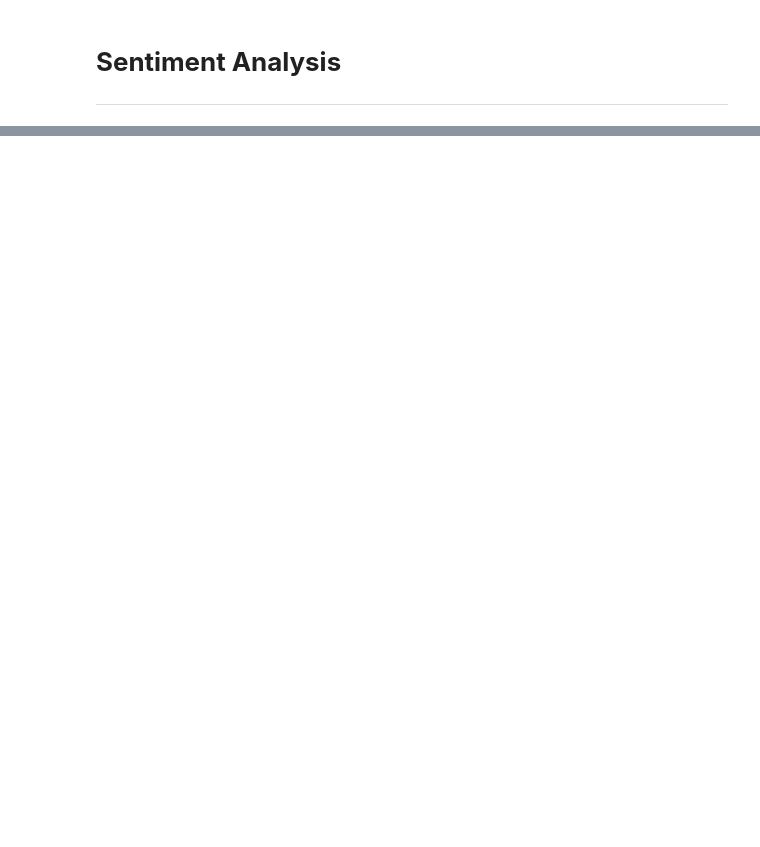
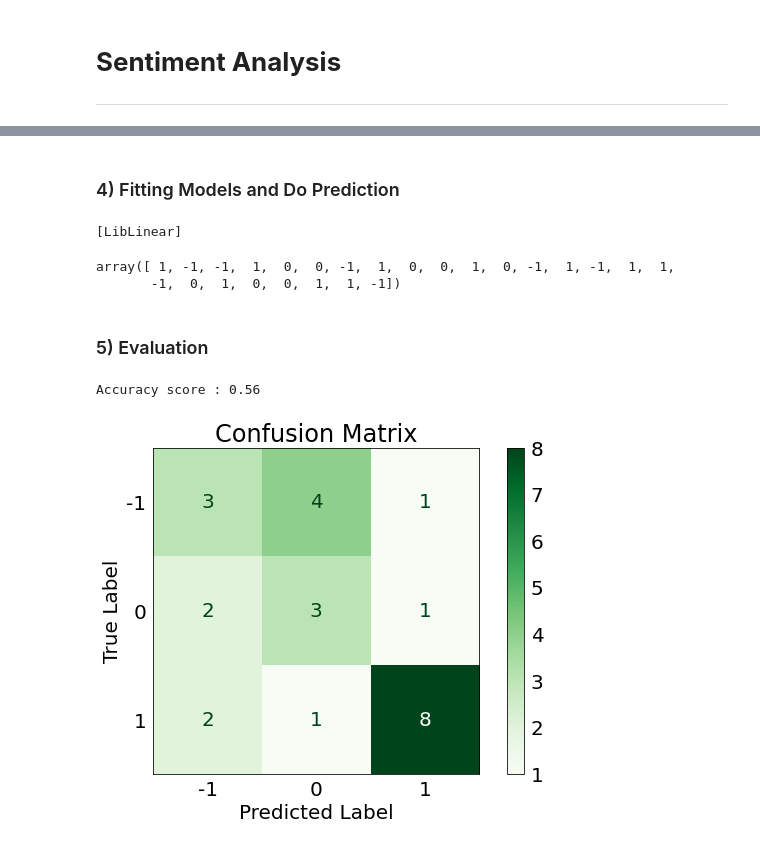
Before and after one commit to AR-Mustakim/ML-SL, a Jupyter notebook: P4_TwitterSentimentAnalysisMalayLanguage_SentimentAnalysis.ipynb, the cells around one changed output, grey strips where cells are left out. Saved outputs shown, nothing was run; the diff lists cells and outputs as text; code cells hidden in the pictures; blank space fills up the shorter version.

```diff
--- a/P4_TwitterSentimentAnalysisMalayLanguage_SentimentAnalysis.ipynb
+++ b/P4_TwitterSentimentAnalysisMalayLanguage_SentimentAnalysis.ipynb
@@ -28,0 +57,4 @@ The following formula describes the relationship between the outcome y and featu
+# %%
+(r,c) = data.shape
+x = data.iloc[:,0:(c-1)]
+y = data.iloc[:, (c-1):]
@@ -28,0 +63,2 @@ The following formula describes the relationship between the outcome y and featu
+# %%
+feature_train, feature_test, target_train, target_test = train_test_split(x,y, test_size = 0.3, random_state = 42)
@@ -28,0 +77,36 @@ The following formula describes the relationship between the outcome y and featu
+# %%
+logR_model = LogisticRegression(
+    C=0.5,
+    class_weight="balanced",
+    penalty='l2',
+    intercept_scaling=1,
+    solver='liblinear',
+    max_iter=90,
+    verbose=10)
+# %% [markdown]
+### 4) Fitting Models and Do Prediction
+# %%
+logR_model.fit(feature_train,target_train)
+target_pred = logR_model.predict(feature_test)
+target_pred
+# %% [output]
+[LibLinear]
+array([ 1, -1, -1,  1,  0,  0, -1,  1,  0,  0,  1,  0, -1,  1, -1,  1,  1,
+       -1,  0,  1,  0,  0,  1,  1, -1])
+# %% [markdown]
+### 5) Evaluation
+# %%
+print('Accuracy score : '+str( accuracy_score(target_test,target_pred)))
+# %% [output]
+Accuracy score : 0.56
+# %%
+matrix = plot_confusion_matrix(logR_model,feature_test, target_test, cmap= plt.cm.Greens)
+matrix.ax_.set_title('Confusion Matrix', color='black')
+plt.xlabel('Predicted Label', color='black')
+plt.ylabel('True Label', color='black')
+plt.gcf().axes[0].tick_params(color='white')
+plt.gcf().axes[1].tick_params(color='white')
+plt.gcf().set_size_inches(10,6)
+plt.show()
+# %% [output]
+[figure, added]
```
Also changed, not shown: parts of 26 cells of this notebook.
